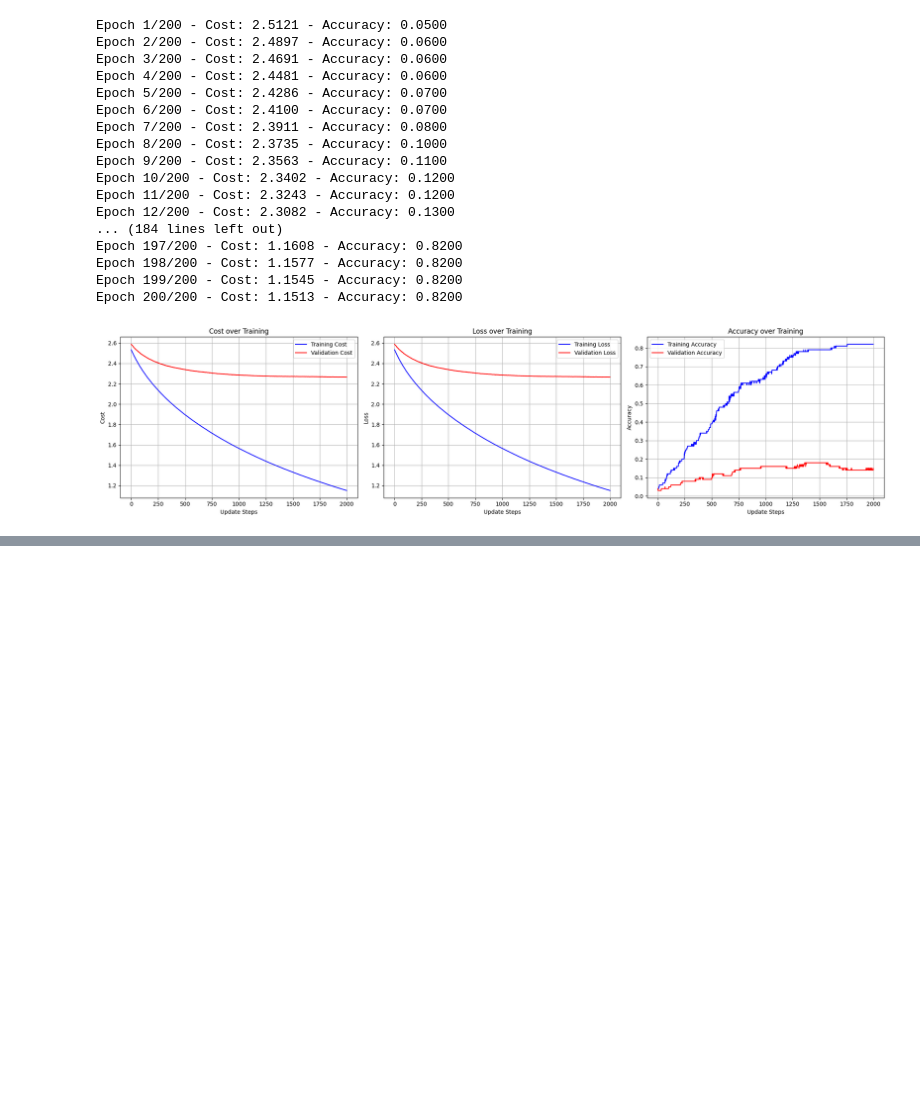
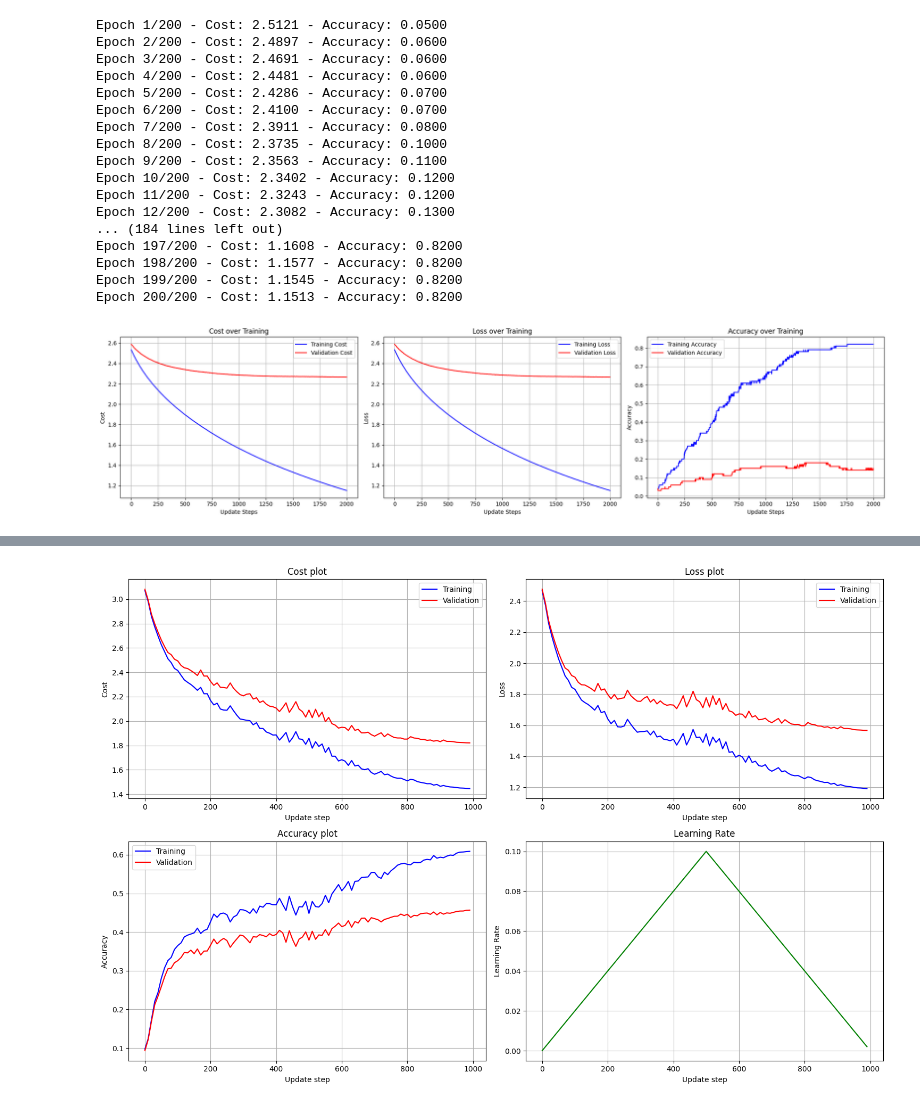
Before and after one commit to AX-Berglund/DD2424-DeepLearning, a Jupyter notebook: Assignment2/notebooks/main.ipynb, the cells around one changed output, grey strips where cells are left out. Cells and saved outputs as stored; diff of their text form; code cells hidden in the pictures; blank space fills up the shorter version.

Commit message:
Assignment 2 Exercise 3

```diff
--- a/Assignment2/notebooks/main.ipynb
+++ b/Assignment2/notebooks/main.ipynb
@@ -39,7 +39,7 @@ def LoadBatch(batch_id, dtype=np.float64):
         y (numpy.ndarray): Label vector of shape (10000,), type int (values 0-9).
     """
 
-    cifar10_path = "/Users/axhome/AX/MASTER/Courses/DD2424/DD2424-DeepLearning/Assignment2/data/cifar-10/cifar-10-batches-py"
+    cifar10_path = "/Users/axhome/AX/KTH/MASTER/Courses/DD2424/DD2424-DeepLearning/Assignment2/data/cifar-10/cifar-10-batches-py"
     # Construct full file path
     ## if batch_id is string
     if isinstance(batch_id, str):
@@ -176,0 +173,5 @@ Y_small.shape
+# %%
+
+# Print shape of initialized parameters to verify
+for i in range(2):
+    print(f"W[{i}] shape: {small_net['W'][i].shape}, b[{i}] shape: {small_net['b'][i].shape}")
@@ -637,7 +639,7 @@ K = 10
 # Train the model
 overfitted_net, history = MiniBatchGD(X_train[:,0:n_samples], Y_train[:,0:n_samples],X_val[:,0:n_samples], Y_val[:,0:n_samples], {'n_batch':n_batch, 'eta':eta, 'n_epochs':nbr_epochs}, init_net, lam = 0)
 # Plot results
-plot_training_curves(history, image_name='overfitted_cost_loss_acc.png')
+plot_training_curves(history, image_name='overfitted_cost_loss_acc_1.png')
 # %% [output]
 Epoch 1/200 - Cost: 2.5121 - Accuracy: 0.0500
 Epoch 2/200 - Cost: 2.4897 - Accuracy: 0.0600
@@ -699,0 +958,86 @@ AttributeError: 'list' object has no attribute 'T'
+# %%
+import pickle
+import os
+import numpy as np
+import matplotlib.pyplot as plt
+
+# 1. Load and preprocess data as specified in the assignment
+# Load 1 batch for training and 1 for validation for this exercise
+print("Loading and preprocessing datasets...")
+X_train_raw, Y_train, y_train = LoadBatch(1)  # data_batch_1 for training
+X_val_raw, Y_val, y_val = LoadBatch(2)        # data_batch_2 for validation
+X_test_raw, Y_test, y_test = LoadBatch("test_batch")  # test_batch for testing
+
+# Preprocess the data
+X_train, X_val, X_test = preprocessData(X_train_raw, X_val_raw, X_test_raw)
+
+# 2. Initialize network parameters
+print("Initializing network parameters...")
+d = X_train.shape[0]  # Input dimension (3072 for CIFAR-10)
+m = 50               # Hidden layer size
+K = 10               # Number of classes
+init_net = initialize_parameters(d, m, K, seed=42)
+
+# 3. Set up cyclical learning rate parameters as specified in the assignment
+# According to the assignment, initially use:
+#   - eta_min = 1e-5
+#   - eta_max = 1e-1
+#   - n_s = 500 (step size)
+#   - batch size = 100
+lam = 0.01  # Default regularization parameter from the assignment
+
+clr_params = {
+    "n_batch": 100,
+    "eta_min": 1e-5,
+    "eta_max": 1e-1,
+    "n_s": 500,
+    "n_cycles": 1  # For one cycle of training as mentioned in the assignment
+}
+
+# 4. Train the network with cyclical learning rates
+print(f"Training network with cyclical learning rates for {clr_params['n_cycles']} cycle(s)...")
+print(f"Parameters: eta_min={clr_params['eta_min']}, eta_max={clr_params['eta_max']}, step_size={clr_params['n_s']}")
+
+# Train for one cycle (as per Exercise 3)
+trained_net, history = MiniBatchGD_CLR(
+    X_train, Y_train, X_val, Y_val,
+    clr_params, init_net, lam,
+    logging_freq=10, verbose=True
+)
+
+# 5. Plot the results
+print("Plotting training curves...")
+plot_training_curves_clr(history, image_name='cyclical_learning_one_cycle.png')
+
+# 6. Evaluate on the test set
+print("Evaluating on the test set...")
+fp_data_test = ApplyNetwork(X_test, trained_net)
+P_test = fp_data_test['p']
+acc_test = np.mean(np.argmax(P_test, axis=0) == np.argmax(Y_test, axis=0))
+print(f"Test accuracy: {acc_test:.4f}")
+
+# Now let's run for 3 cycles with n_s=800 as specified in Exercise 4
+print("\nRunning Exercise 4: Training with 3 cycles and n_s=800...")
+clr_params_ex4 = {
+    "n_batch": 100,
+    "eta_min": 1e-5,
+    "eta_max": 1e-1,
+    "n_s": 800,
+    "n_cycles": 3
+}
+
+trained_net_ex4, history_ex4 = MiniBatchGD_CLR(
+    X_train, Y_train, X_val, Y_val,
+    clr_params_ex4, init_net, lam,
+    logging_freq=30, verbose=True
+)
+
+# Plot the results for Exercise 4
+plot_training_curves_clr(history_ex4, image_name='cyclical_learning_three_cycles.png')
+
+# Evaluate on the test set
+fp_data_test = ApplyNetwork(X_test, trained_net_ex4)
+P_test = fp_data_test['p']
+acc_test = np.mean(np.argmax(P_test, axis=0) == np.argmax(Y_test, axis=0))
+print(f"Test accuracy after 3 cycles: {acc_test:.4f}")
+# %% [output]
@@ -699,0 +1059 @@ AttributeError: 'list' object has no attribute 'T'
+[figure, added]
```
Also changed, not shown: parts of 11 cells of this notebook, 4 other files.
